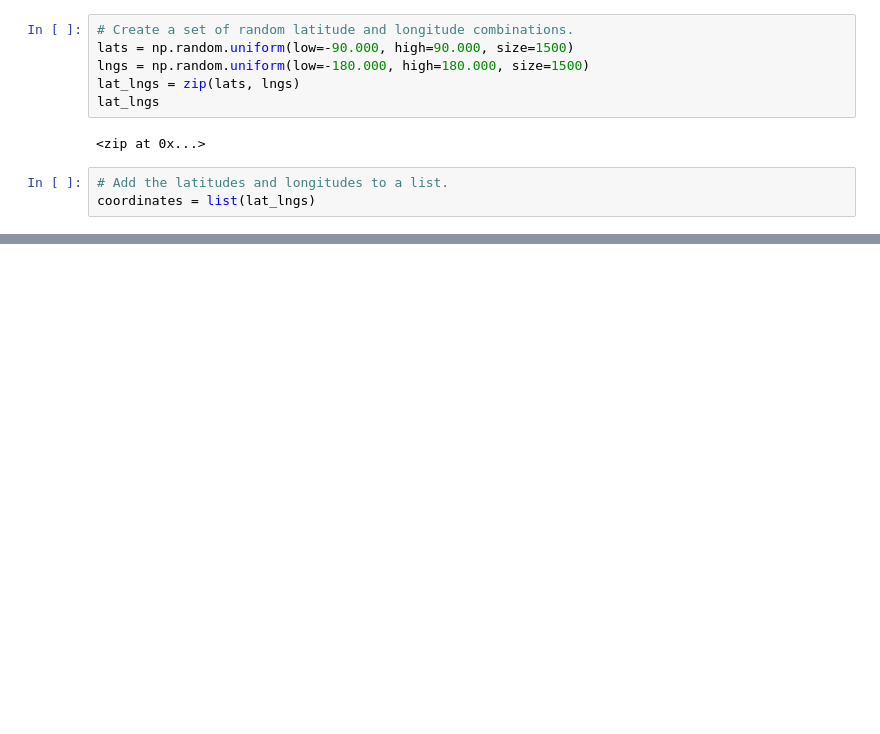
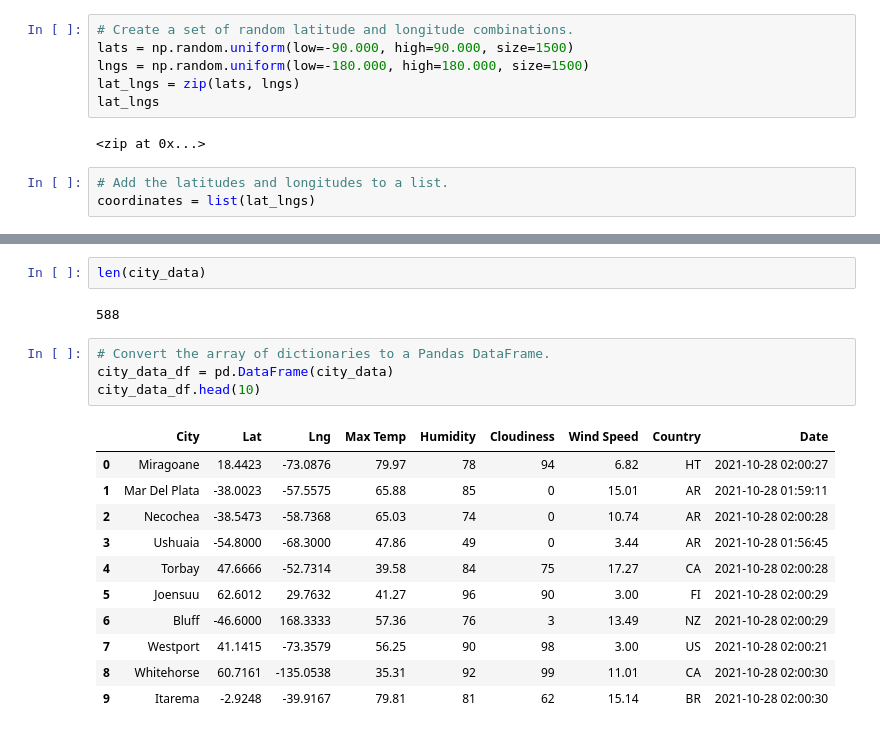
Before and after one commit to Kiehl012/World_Weather_Analysis, a Jupyter notebook: WeatherPy.ipynb, the cells around one changed output, grey strips where cells are left out. Cells and saved outputs as stored; diff of their text form; blank space fills up the shorter version.

Commit message:
API pull complete and dataframe created

```diff
--- a/WeatherPy.ipynb
+++ b/WeatherPy.ipynb
@@ -31,0 +117,20 @@ len(cities)
+# %%
+len(city_data)
+# %% [output]
+588
+# %%
+# Convert the array of dictionaries to a Pandas DataFrame.
+city_data_df = pd.DataFrame(city_data)
+city_data_df.head(10)
+# %% [output]
+|  | City | Lat | Lng | Max Temp | Humidity | Cloudiness | Wind Speed | Country | Date |
+| 0 | Miragoane | 18.4423 | -73.0876 | 79.97 | 78 | 94 | 6.82 | HT | 2021-10-28 02:00:27 |
+| 1 | Mar Del Plata | -38.0023 | -57.5575 | 65.88 | 85 | 0 | 15.01 | AR | 2021-10-28 01:59:11 |
+| 2 | Necochea | -38.5473 | -58.7368 | 65.03 | 74 | 0 | 10.74 | AR | 2021-10-28 02:00:28 |
+| 3 | Ushuaia | -54.8000 | -68.3000 | 47.86 | 49 | 0 | 3.44 | AR | 2021-10-28 01:56:45 |
+| 4 | Torbay | 47.6666 | -52.7314 | 39.58 | 84 | 75 | 17.27 | CA | 2021-10-28 02:00:28 |
+| 5 | Joensuu | 62.6012 | 29.7632 | 41.27 | 96 | 90 | 3.00 | FI | 2021-10-28 02:00:29 |
+| 6 | Bluff | -46.6000 | 168.3333 | 57.36 | 76 | 3 | 13.49 | NZ | 2021-10-28 02:00:29 |
+| 7 | Westport | 41.1415 | -73.3579 | 56.25 | 90 | 98 | 3.00 | US | 2021-10-28 02:00:21 |
+| 8 | Whitehorse | 60.7161 | -135.0538 | 35.31 | 92 | 99 | 11.01 | CA | 2021-10-28 02:00:30 |
+| 9 | Itarema | -2.9248 | -39.9167 | 79.81 | 81 | 62 | 15.14 | BR | 2021-10-28 02:00:30 |
```
Also changed, not shown: parts of 5 cells of this notebook, 2 other files.
